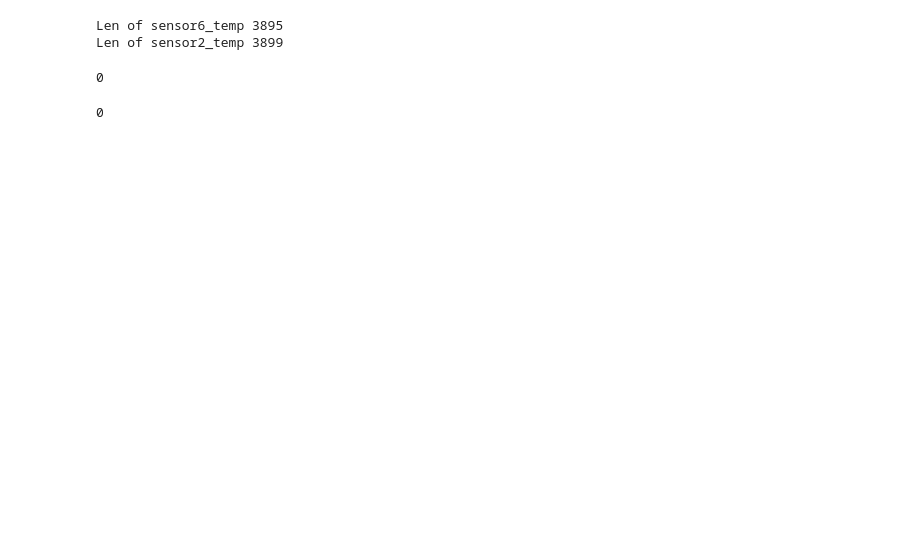
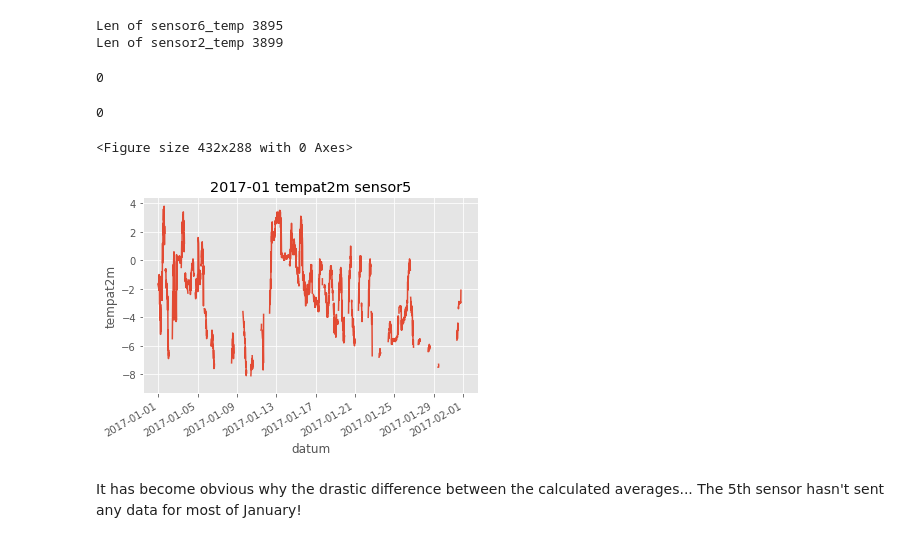
Before and after one commit to csana23/UNKP, a Jupyter notebook: src/Testing Jupyter.ipynb, the cells around one changed output. Cells and saved outputs as stored; diff of their text form; code cells hidden in the pictures; blank space fills up the shorter version.

```diff
--- a/src/Testing Jupyter.ipynb
+++ b/src/Testing Jupyter.ipynb
@@ -299,3 +298,26 @@ sensor6_temp.isnull().sum()
 sensor2_temp.isnull().sum()
 # %% [output]
 0
+# %%
+style.use('ggplot')
+
+my_dates = df2[df2.sensor == 5].datum
+
+plt.figure()
+fig, ax = plt.subplots()
+
+ax.plot(my_dates, df2[df2.sensor == 5].temperatureat2meter)
+
+fig.autofmt_xdate()
+ax.set_title('2017-01 tempat2m sensor5')
+
+plt.xlabel('datum')
+plt.ylabel('tempat2m')
+
+plt.grid(True)
+plt.show()
+# %% [output]
+<Figure size 432x288 with 0 Axes>
+[figure, added]
+# %% [markdown]
+It has become obvious why the drastic difference between the calculated averages... The 5th sensor hasn't sent any data for most of January!
```
Also changed, not shown: parts of 8 cells of this notebook, 1 other file.
